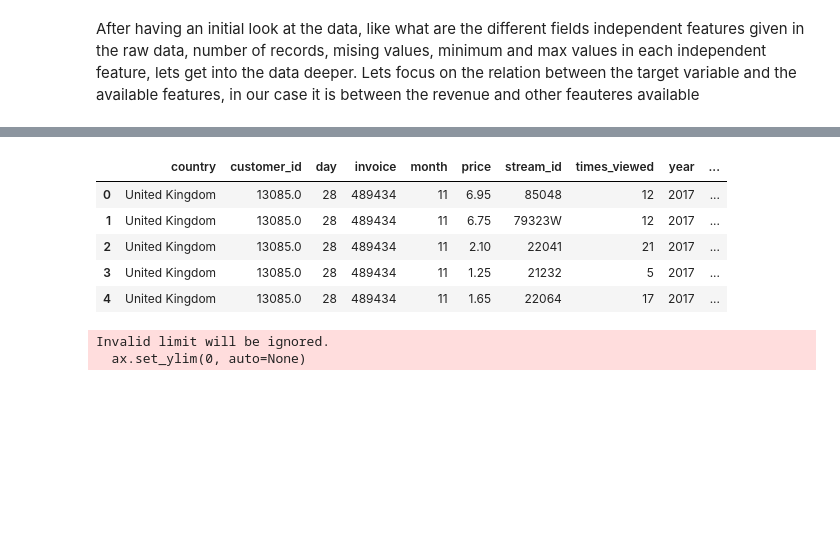
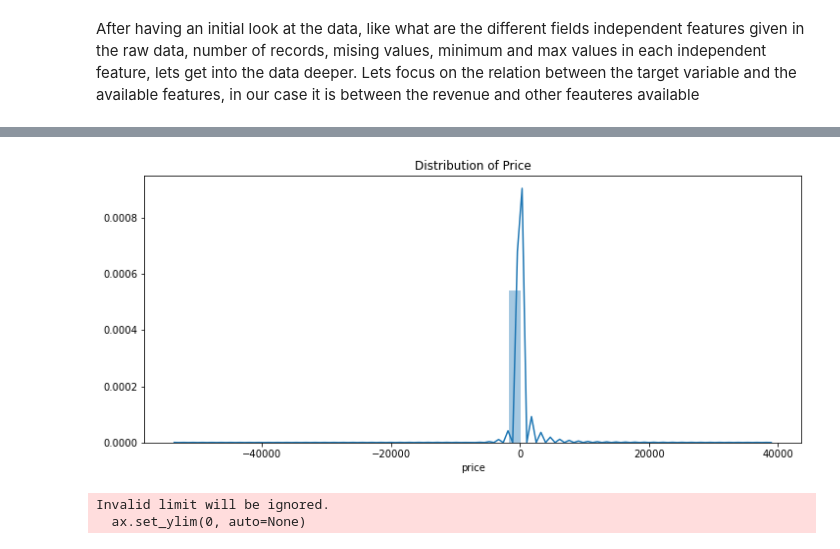
Before and after one commit to gopi3e/ai-workflow-capstone-master-Gopi-v1, a Jupyter notebook: aavail-workflow-capstone-Report-Gop-v1.ipynb, the cells around one changed output, grey strips where cells are left out. Drawn from its saved outputs; the diff is of its cells as text; code cells hidden in the pictures; blank space fills up the shorter version.

Commit message:
updated few graphs
updated notebook

```diff
--- a/aavail-workflow-capstone-Report-Gop-v1.ipynb
+++ b/aavail-workflow-capstone-Report-Gop-v1.ipynb
@@ -161,9 +177,0 @@ df_low = df_indexed.loc[LowestCountries_to_show]
-# %%
-df.head()
-# %% [output]
-|  | country | customer_id | day | invoice | month | price | stream_id | times_viewed | year | ... |
-| 0 | United Kingdom | 13085.0 | 28 | 489434 | 11 | 6.95 | 85048 | 12 | 2017 | ... |
-| 1 | United Kingdom | 13085.0 | 28 | 489434 | 11 | 6.75 | 79323W | 12 | 2017 | ... |
-| 2 | United Kingdom | 13085.0 | 28 | 489434 | 11 | 2.10 | 22041 | 21 | 2017 | ... |
-| 3 | United Kingdom | 13085.0 | 28 | 489434 | 11 | 1.25 | 21232 | 5 | 2017 | ... |
-| 4 | United Kingdom | 13085.0 | 28 | 489434 | 11 | 1.65 | 22064 | 17 | 2017 | ... |
@@ -172,3 +178,11 @@ import seaborn as sns
+# %%
+plt.figure(figsize=(12,5))
+plt.title("Distribution of Price")
+#plt.yscale('log')
+#plt.xlabel('')
+ax = sns.distplot(df["price"])
+# %% [output]
+[figure, added]
 # %%
 plt.figure(figsize=(12,5))
 plt.title("Distribution of Price")
```
Also changed, not shown: parts of 31 cells of this notebook.
